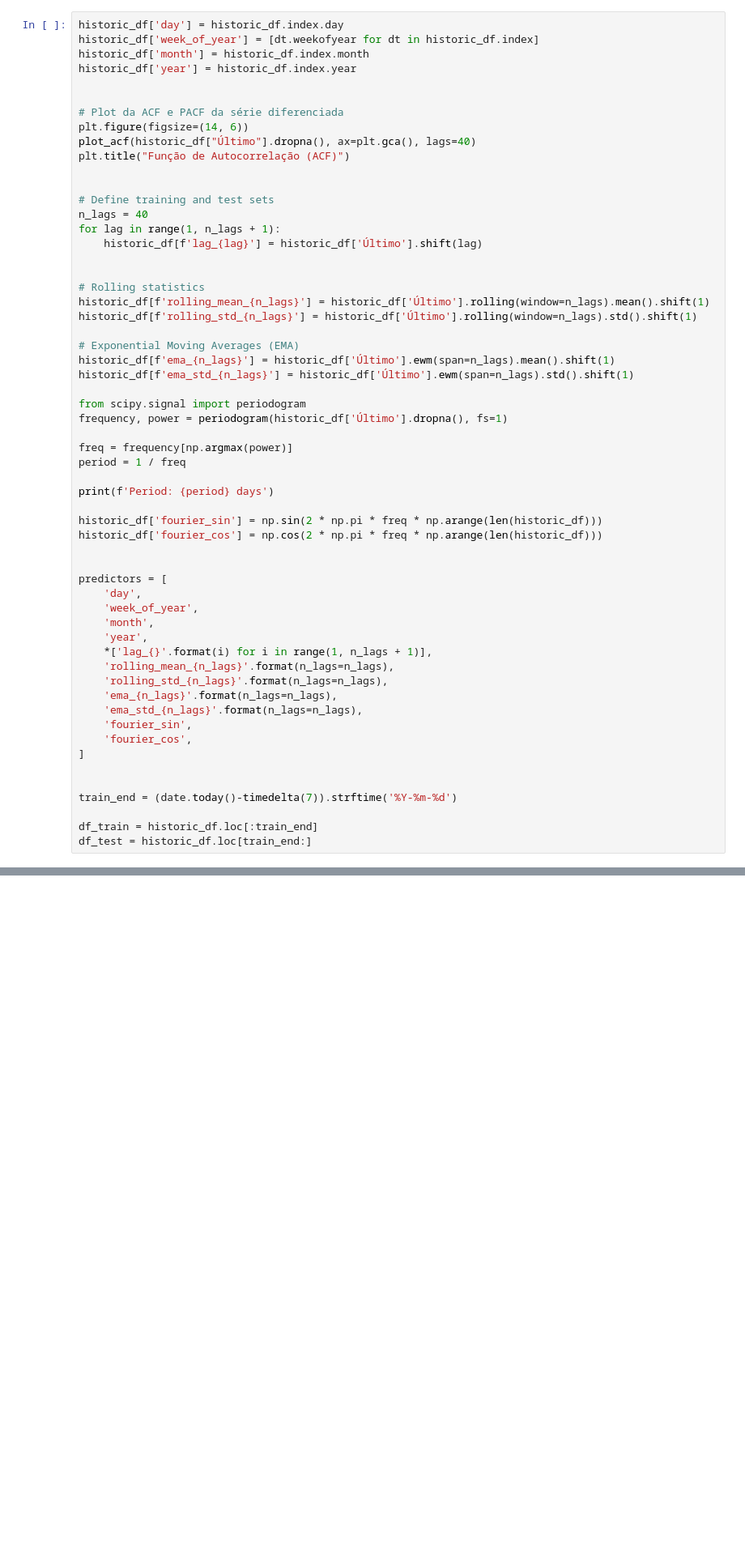
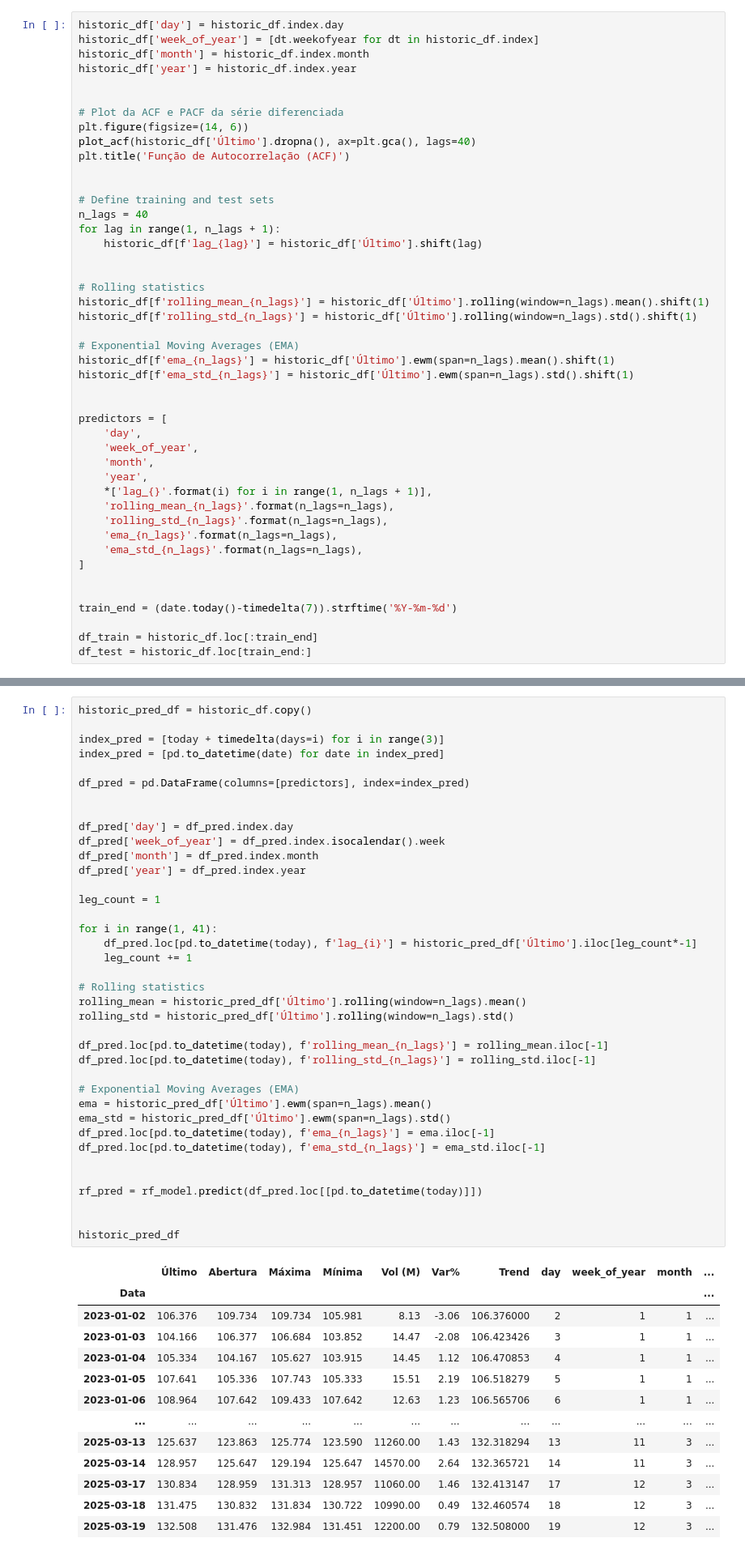
Before and after one commit to luishrufino/previsao_ibovespa, a Jupyter notebook: Machine Code.ipynb, the cells around one changed output, grey strips where cells are left out. Shown at 81% size. Saved outputs shown, nothing was run; the diff lists cells and outputs as text; blank space fills up the shorter version.

Commit message:
Add pred today

```diff
--- a/Machine Code.ipynb
+++ b/Machine Code.ipynb
@@ -139,8 +136,8 @@ historic_df['year'] = historic_df.index.year
 
 # Plot da ACF e PACF da série diferenciada
 plt.figure(figsize=(14, 6))
-plot_acf(historic_df["Último"].dropna(), ax=plt.gca(), lags=40)
-plt.title("Função de Autocorrelação (ACF)")
+plot_acf(historic_df['Último'].dropna(), ax=plt.gca(), lags=40)
+plt.title('Função de Autocorrelação (ACF)')
 
 
 # Define training and test sets
@@ -157,17 +154,6 @@ historic_df[f'rolling_std_{n_lags}'] = historic_df['Último'].rolling(window=n_l
 historic_df[f'ema_{n_lags}'] = historic_df['Último'].ewm(span=n_lags).mean().shift(1)
 historic_df[f'ema_std_{n_lags}'] = historic_df['Último'].ewm(span=n_lags).std().shift(1)
 
-from scipy.signal import periodogram
-frequency, power = periodogram(historic_df['Último'].dropna(), fs=1)
-
-freq = frequency[np.argmax(power)]
-period = 1 / freq
-
-print(f'Period: {period} days')
-
-historic_df['fourier_sin'] = np.sin(2 * np.pi * freq * np.arange(len(historic_df)))
-historic_df['fourier_cos'] = np.cos(2 * np.pi * freq * np.arange(len(historic_df)))
-
 
 predictors = [
     'day',
@@ -179,8 +165,6 @@ predictors = [
     'rolling_std_{n_lags}'.format(n_lags=n_lags),
     'ema_{n_lags}'.format(n_lags=n_lags),
     'ema_std_{n_lags}'.format(n_lags=n_lags),
-    'fourier_sin',
-    'fourier_cos',
 ]
 
 
@@ -521,0 +476,52 @@ X_test_rf
+# %%
+historic_pred_df = historic_df.copy()
+
+index_pred = [today + timedelta(days=i) for i in range(3)]
+index_pred = [pd.to_datetime(date) for date in index_pred]
+
+df_pred = pd.DataFrame(columns=[predictors], index=index_pred)
+
+
+df_pred['day'] = df_pred.index.day
+df_pred['week_of_year'] = df_pred.index.isocalendar().week
+df_pred['month'] = df_pred.index.month
+df_pred['year'] = df_pred.index.year
+
+leg_count = 1
+
+for i in range(1, 41):
+    df_pred.loc[pd.to_datetime(today), f'lag_{i}'] = historic_pred_df['Último'].iloc[leg_count*-1]
+    leg_count += 1
+
+# Rolling statistics
+rolling_mean = historic_pred_df['Último'].rolling(window=n_lags).mean()
+rolling_std = historic_pred_df['Último'].rolling(window=n_lags).std()
+
+df_pred.loc[pd.to_datetime(today), f'rolling_mean_{n_lags}'] = rolling_mean.iloc[-1]
+df_pred.loc[pd.to_datetime(today), f'rolling_std_{n_lags}'] = rolling_std.iloc[-1]
+
+# Exponential Moving Averages (EMA)
+ema = historic_pred_df['Último'].ewm(span=n_lags).mean()
+ema_std = historic_pred_df['Último'].ewm(span=n_lags).std()
+df_pred.loc[pd.to_datetime(today), f'ema_{n_lags}'] = ema.iloc[-1]
+df_pred.loc[pd.to_datetime(today), f'ema_std_{n_lags}'] = ema_std.iloc[-1]
+
+
+rf_pred = rf_model.predict(df_pred.loc[[pd.to_datetime(today)]])
+
+
+historic_pred_df
+# %% [output]
+|  | Último | Abertura | Máxima | Mínima | Vol (M) | Var% | Trend | day | week_of_year | month | ... |
+| Data |  |  |  |  |  |  |  |  |  |  | ... |
+| 2023-01-02 | 106.376 | 109.734 | 109.734 | 105.981 | 8.13 | -3.06 | 106.376000 | 2 | 1 | 1 | ... |
+| 2023-01-03 | 104.166 | 106.377 | 106.684 | 103.852 | 14.47 | -2.08 | 106.423426 | 3 | 1 | 1 | ... |
+| 2023-01-04 | 105.334 | 104.167 | 105.627 | 103.915 | 14.45 | 1.12 | 106.470853 | 4 | 1 | 1 | ... |
+| 2023-01-05 | 107.641 | 105.336 | 107.743 | 105.333 | 15.51 | 2.19 | 106.518279 | 5 | 1 | 1 | ... |
+| 2023-01-06 | 108.964 | 107.642 | 109.433 | 107.642 | 12.63 | 1.23 | 106.565706 | 6 | 1 | 1 | ... |
+| ... | ... | ... | ... | ... | ... | ... | ... | ... | ... | ... | ... |
+| 2025-03-13 | 125.637 | 123.863 | 125.774 | 123.590 | 11260.00 | 1.43 | 132.318294 | 13 | 11 | 3 | ... |
+| 2025-03-14 | 128.957 | 125.647 | 129.194 | 125.647 | 14570.00 | 2.64 | 132.365721 | 14 | 11 | 3 | ... |
+| 2025-03-17 | 130.834 | 128.959 | 131.313 | 128.957 | 11060.00 | 1.46 | 132.413147 | 17 | 12 | 3 | ... |
+| 2025-03-18 | 131.475 | 130.832 | 131.834 | 130.722 | 10990.00 | 0.49 | 132.460574 | 18 | 12 | 3 | ... |
+| 2025-03-19 | 132.508 | 131.476 | 132.984 | 131.451 | 12200.00 | 0.79 | 132.508000 | 19 | 12 | 3 | ... |
```
Also changed, not shown: parts of 15 cells of this notebook.
